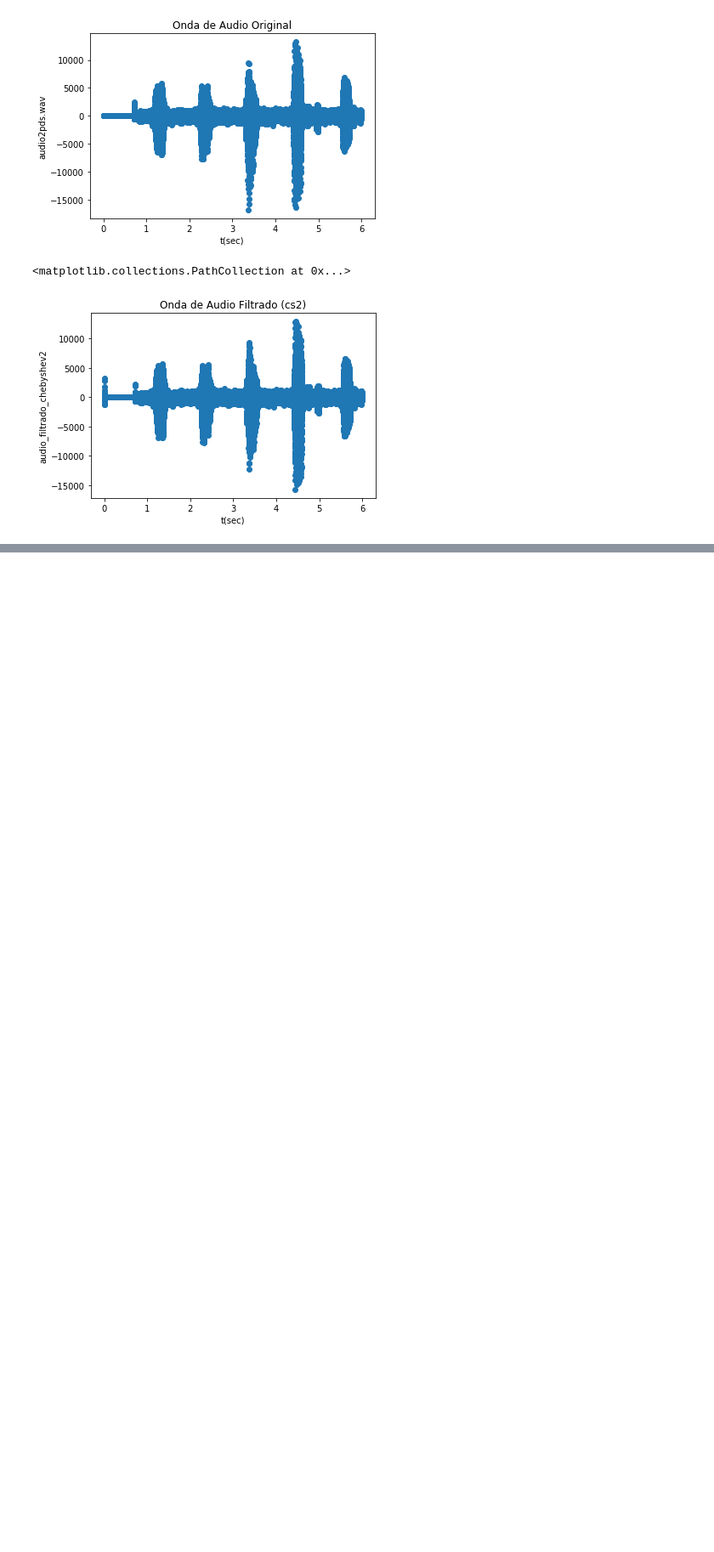
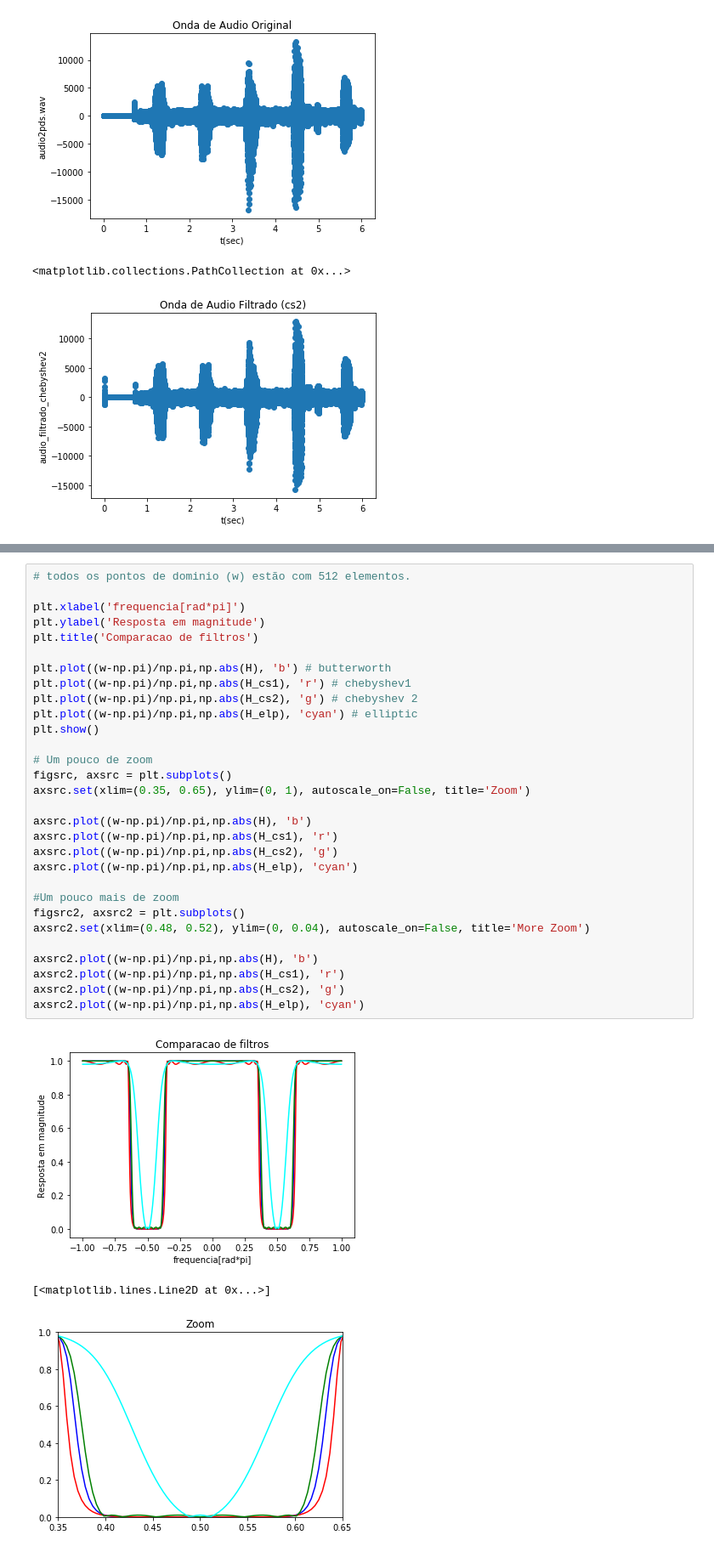
Before and after one commit to mtxslv/digitalprocessingsimulations, a Jupyter notebook: IIRstopbandFilter.ipynb, the cells around one changed output, grey strips where cells are left out. Shown at 85% size. Saved outputs shown, nothing was run; the diff lists cells and outputs as text; blank space fills up the shorter version.

```diff
--- a/IIRstopbandFilter.ipynb
+++ b/IIRstopbandFilter.ipynb
@@ -327,0 +412,34 @@ to do...
+# %%
+# todos os pontos de dominio (w) estão com 512 elementos.
+
+plt.xlabel('frequencia[rad*pi]')
+plt.ylabel('Resposta em magnitude')
+plt.title('Comparacao de filtros')
+
+plt.plot((w-np.pi)/np.pi,np.abs(H), 'b') # butterworth
+plt.plot((w-np.pi)/np.pi,np.abs(H_cs1), 'r') # chebyshev1
+plt.plot((w-np.pi)/np.pi,np.abs(H_cs2), 'g') # chebyshev 2
+plt.plot((w-np.pi)/np.pi,np.abs(H_elp), 'cyan') # elliptic
+plt.show()
+
+# Um pouco de zoom
+figsrc, axsrc = plt.subplots()
+axsrc.set(xlim=(0.35, 0.65), ylim=(0, 1), autoscale_on=False, title='Zoom')
+
+axsrc.plot((w-np.pi)/np.pi,np.abs(H), 'b')
+axsrc.plot((w-np.pi)/np.pi,np.abs(H_cs1), 'r')
+axsrc.plot((w-np.pi)/np.pi,np.abs(H_cs2), 'g')
+axsrc.plot((w-np.pi)/np.pi,np.abs(H_elp), 'cyan')
+
+#Um pouco mais de zoom
+figsrc2, axsrc2 = plt.subplots()
+axsrc2.set(xlim=(0.48, 0.52), ylim=(0, 0.04), autoscale_on=False, title='More Zoom')
+
+axsrc2.plot((w-np.pi)/np.pi,np.abs(H), 'b')
+axsrc2.plot((w-np.pi)/np.pi,np.abs(H_cs1), 'r')
+axsrc2.plot((w-np.pi)/np.pi,np.abs(H_cs2), 'g')
+axsrc2.plot((w-np.pi)/np.pi,np.abs(H_elp), 'cyan')
+# %% [output]
+[figure, added]
+[<matplotlib.lines.Line2D at 0x...>]
+[figure, added]
```
Also changed, not shown: parts of 21 cells of this notebook.
